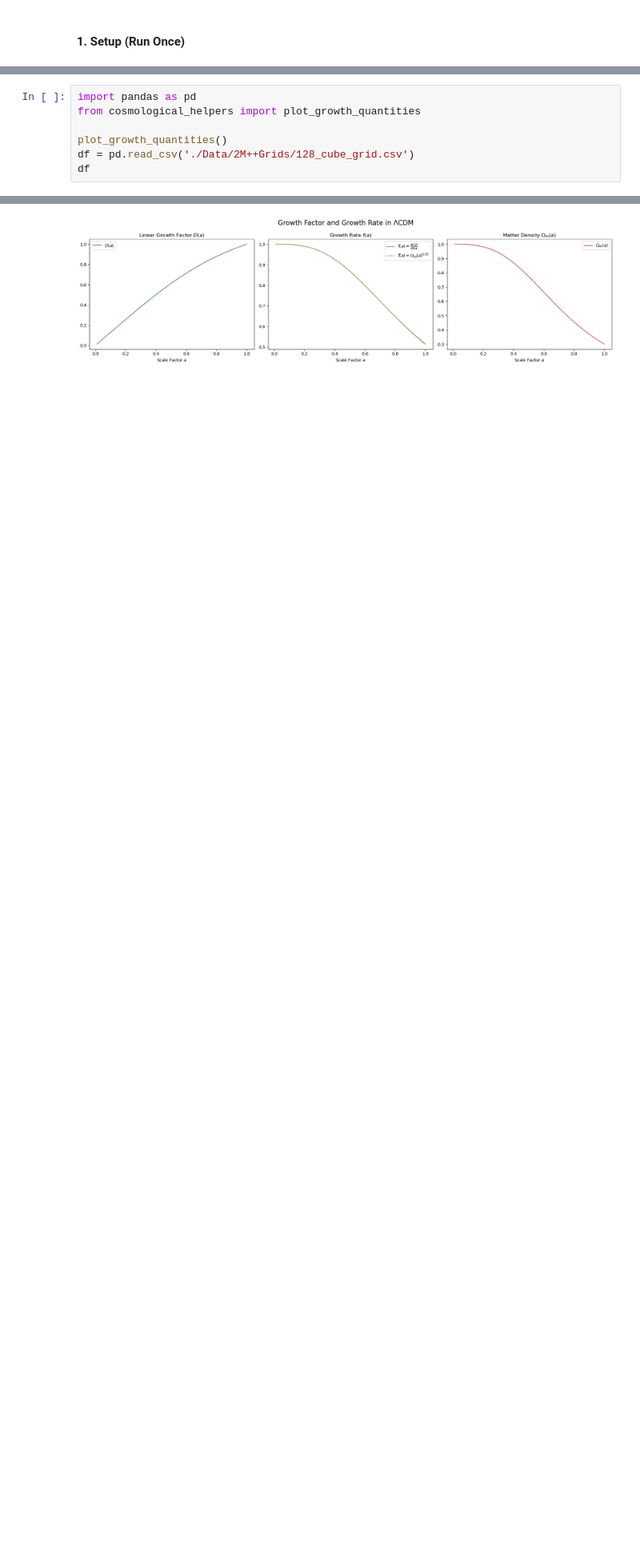
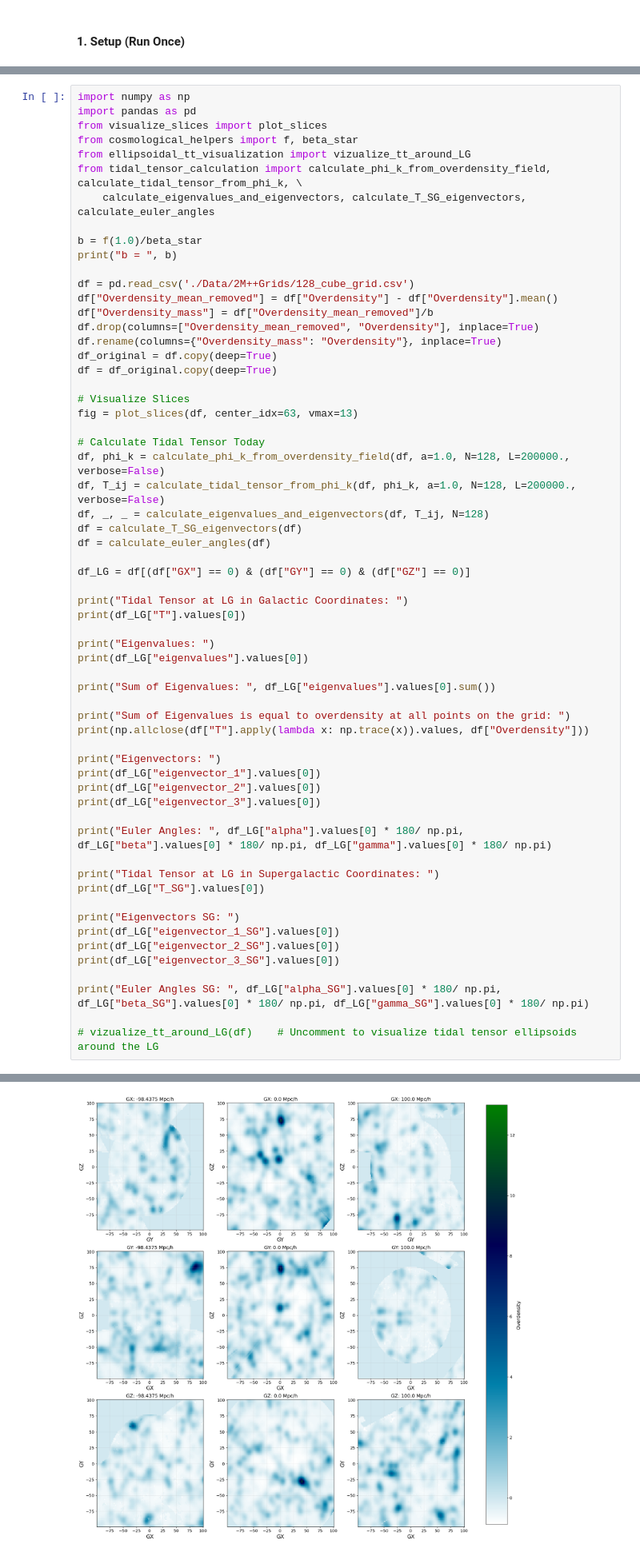
Before and after one commit to Deepnika/Large-Scale-TDT-at-LG, a Jupyter notebook: 1. All Results.ipynb, the cells around one changed output, grey strips where cells are left out. Shown at 80% size. Drawn from its saved outputs; the diff is of its cells as text; blank space fills up the shorter version.

```diff
--- a/1. All Results.ipynb
+++ b/1. All Results.ipynb
@@ -11,8 +14,62 @@
 # %%
+import numpy as np
 import pandas as pd
-from cosmological_helpers import plot_growth_quantities
+from visualize_slices import plot_slices
+from cosmological_helpers import f, beta_star
+from ellipsoidal_tt_visualization import vizualize_tt_around_LG
+from tidal_tensor_calculation import calculate_phi_k_from_overdensity_field, calculate_tidal_tensor_from_phi_k, \
+    calculate_eigenvalues_and_eigenvectors, calculate_T_SG_eigenvectors, calculate_euler_angles
 
-plot_growth_quantities()
+b = f(1.0)/beta_star
+print("b = ", b)
+
 df = pd.read_csv('./Data/2M++Grids/128_cube_grid.csv')
-df
+df["Overdensity_mean_removed"] = df["Overdensity"] - df["Overdensity"].mean()
+df["Overdensity_mass"] = df["Overdensity_mean_removed"]/b
+df.drop(columns=["Overdensity_mean_removed", "Overdensity"], inplace=True)
+df.rename(columns={"Overdensity_mass": "Overdensity"}, inplace=True)
+df_original = df.copy(deep=True)
+df = df_original.copy(deep=True)
+
+# Visualize Slices
+fig = plot_slices(df, center_idx=63, vmax=13)
+
+# Calculate Tidal Tensor Today
+df, phi_k = calculate_phi_k_from_overdensity_field(df, a=1.0, N=128, L=200000., verbose=False)
+df, T_ij = calculate_tidal_tensor_from_phi_k(df, phi_k, a=1.0, N=128, L=200000., verbose=False)
+df, _, _ = calculate_eigenvalues_and_eigenvectors(df, T_ij, N=128)
+df = calculate_T_SG_eigenvectors(df)
+df = calculate_euler_angles(df)
+
+df_LG = df[(df["GX"] == 0) & (df["GY"] == 0) & (df["GZ"] == 0)]
+
+print("Tidal Tensor at LG in Galactic Coordinates: ")
+print(df_LG["T"].values[0])
+
+print("Eigenvalues: ")
+print(df_LG["eigenvalues"].values[0])
+
+print("Sum of Eigenvalues: ", df_LG["eigenvalues"].values[0].sum())
+
+print("Sum of Eigenvalues is equal to overdensity at all points on the grid: ")
+print(np.allclose(df["T"].apply(lambda x: np.trace(x)).values, df["Overdensity"]))
+
+print("Eigenvectors: ")
+print(df_LG["eigenvector_1"].values[0])
+print(df_LG["eigenvector_2"].values[0])
+print(df_LG["eigenvector_3"].values[0])
+
+print("Euler Angles: ", df_LG["alpha"].values[0] * 180/ np.pi, df_LG["beta"].values[0] * 180/ np.pi, df_LG["gamma"].values[0] * 180/ np.pi)
+
+print("Tidal Tensor at LG in Supergalactic Coordinates: ")
+print(df_LG["T_SG"].values[0])
+
+print("Eigenvectors SG: ")
+print(df_LG["eigenvector_1_SG"].values[0])
+print(df_LG["eigenvector_2_SG"].values[0])
+print(df_LG["eigenvector_3_SG"].values[0])
+
+print("Euler Angles SG: ", df_LG["alpha_SG"].values[0] * 180/ np.pi, df_LG["beta_SG"].values[0] * 180/ np.pi, df_LG["gamma_SG"].values[0] * 180/ np.pi)
+
+# vizualize_tt_around_LG(df)    # Uncomment to visualize tidal tensor ellipsoids around the LG
 # %% [output]
@@ -19 +77 @@ df
-[figure, old version]
+[figure, new version]
```
Also changed, not shown: parts of 13 cells of this notebook, 4 other files.
